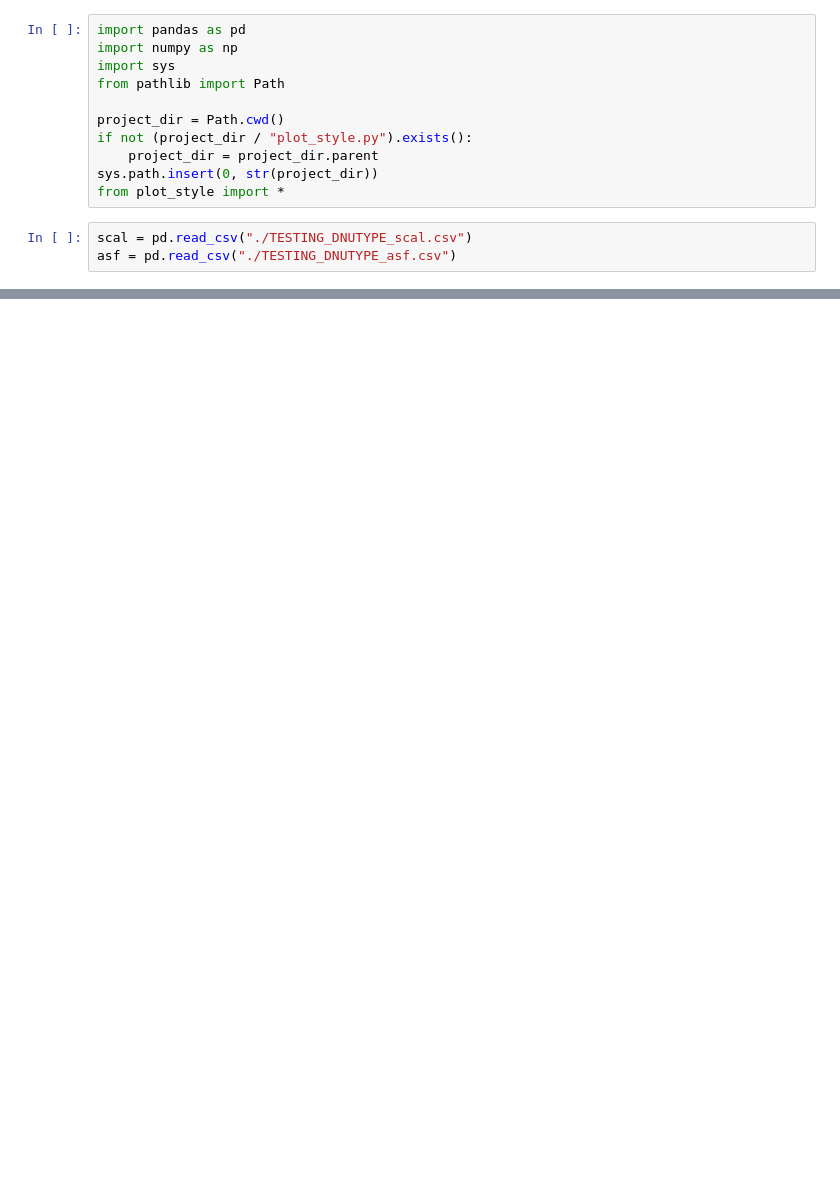
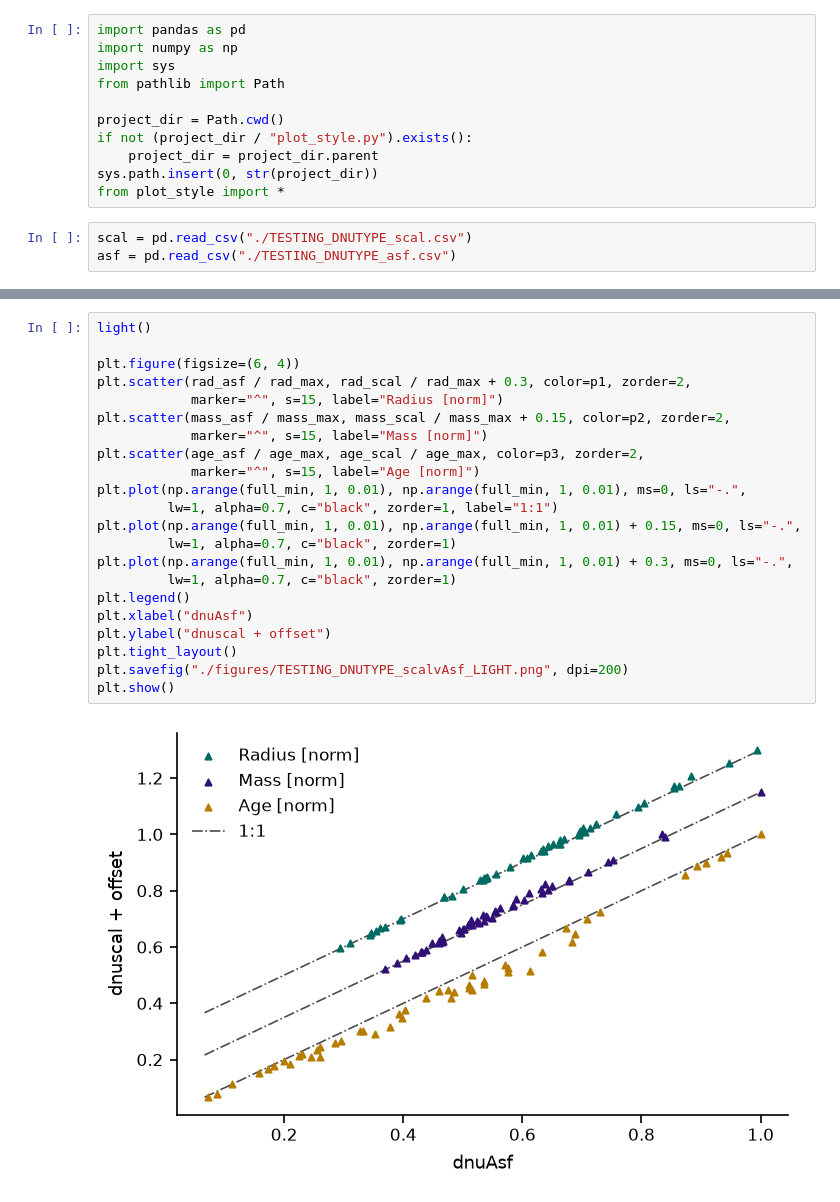
Before and after one commit to ljiainspriggs/ANU-SCNC3101-26SEM2, a Jupyter notebook: TESTING/TESTING_DNUTYPE.ipynb, the cells around one changed output, grey strips where cells are left out. Saved outputs shown, nothing was run; the diff lists cells and outputs as text; blank space fills up the shorter version.

```diff
--- a/TESTING/TESTING_DNUTYPE.ipynb
+++ b/TESTING/TESTING_DNUTYPE.ipynb
@@ -51,0 +55,24 @@ plt.show()
+# %%
+light()
+
+plt.figure(figsize=(6, 4))
+plt.scatter(rad_asf / rad_max, rad_scal / rad_max + 0.3, color=p1, zorder=2,
+            marker="^", s=15, label="Radius [norm]")
+plt.scatter(mass_asf / mass_max, mass_scal / mass_max + 0.15, color=p2, zorder=2,
+            marker="^", s=15, label="Mass [norm]")
+plt.scatter(age_asf / age_max, age_scal / age_max, color=p3, zorder=2,
+            marker="^", s=15, label="Age [norm]")
+plt.plot(np.arange(full_min, 1, 0.01), np.arange(full_min, 1, 0.01), ms=0, ls="-.",
+         lw=1, alpha=0.7, c="black", zorder=1, label="1:1")
+plt.plot(np.arange(full_min, 1, 0.01), np.arange(full_min, 1, 0.01) + 0.15, ms=0, ls="-.",
+         lw=1, alpha=0.7, c="black", zorder=1)
+plt.plot(np.arange(full_min, 1, 0.01), np.arange(full_min, 1, 0.01) + 0.3, ms=0, ls="-.",
+         lw=1, alpha=0.7, c="black", zorder=1)
+plt.legend()
+plt.xlabel("dnuAsf")
+plt.ylabel("dnuscal + offset")
+plt.tight_layout()
+plt.savefig("./figures/TESTING_DNUTYPE_scalvAsf_LIGHT.png", dpi=200)
+plt.show()
+# %% [output]
+[figure, added]
```
Also changed, not shown: parts of 1 cell of this notebook, 27 other files.
